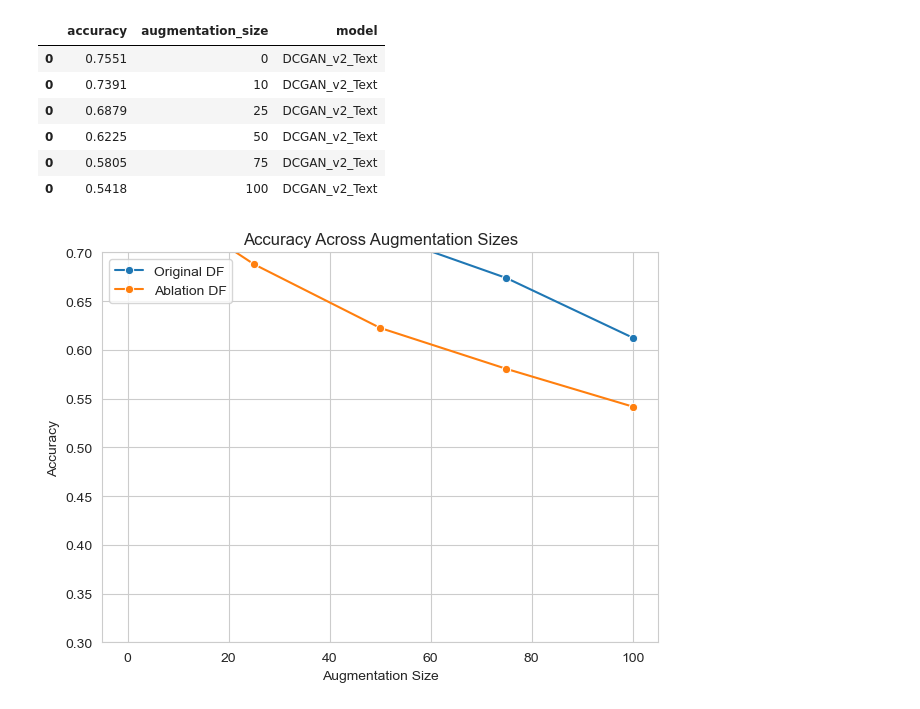
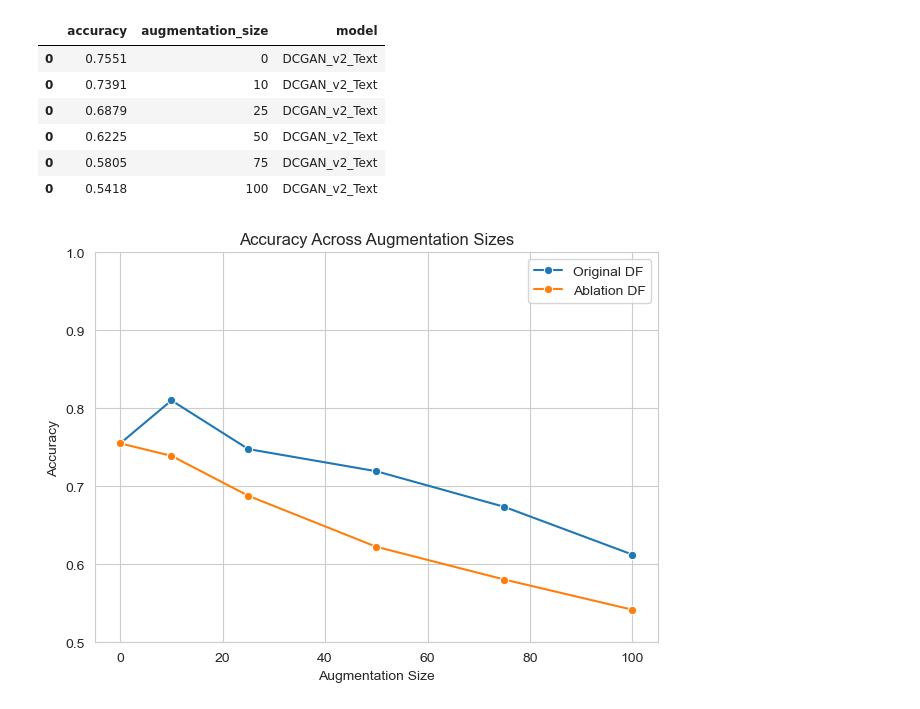
Before and after one commit to NiallMcguire/SIGIR_EEG_GAN, a Jupyter notebook: Development/Sentiment_Analysis/Results/Sentiment_Aug_Results.ipynb, the cells around one changed output. Drawn from its saved outputs; the diff is of its cells as text; code cells hidden in the pictures.

```diff
--- a/Development/Sentiment_Analysis/Results/Sentiment_Aug_Results.ipynb
+++ b/Development/Sentiment_Analysis/Results/Sentiment_Aug_Results.ipynb
@@ -92,32 +92,32 @@ import matplotlib.pyplot as plt
 
 def plot_accuracy_across_augmentation(df, ablation_df):
     # Set the style of the plot
     sns.set_style("whitegrid")
 
     # Plot the accuracy scores for the first dataframe
     sns.lineplot(data=df, x='augmentation_size', y='accuracy', label='Original DF', marker='o')
 
     # Plot the accuracy scores for the second dataframe
     sns.lineplot(data=ablation_df, x='augmentation_size', y='accuracy', label='Ablation DF', marker='o')
 
     # Set the title and labels
     plt.title('Accuracy Across Augmentation Sizes')
     plt.xlabel('Augmentation Size')
     plt.ylabel('Accuracy')
 
     # Show legend
     plt.legend()
         # Set the y-axis limits
-    plt.ylim(0.3, 0.7)  # Adjust the range as needed
+    plt.ylim(0.5, 1)  # Adjust the range as needed
 
     # Adjust layout to reduce white space
     plt.tight_layout()
     plt.savefig("NER_results.png")
     # Show the plot
     plt.show()
 
 # Assuming df and ablation_df are your dataframes
 # Call the function to plot
 plot_accuracy_across_augmentation(df, ablation_df)
 # %% [output]
-[figure, old version]
+[figure, new version]
```
Also changed, not shown: 1 other file.
